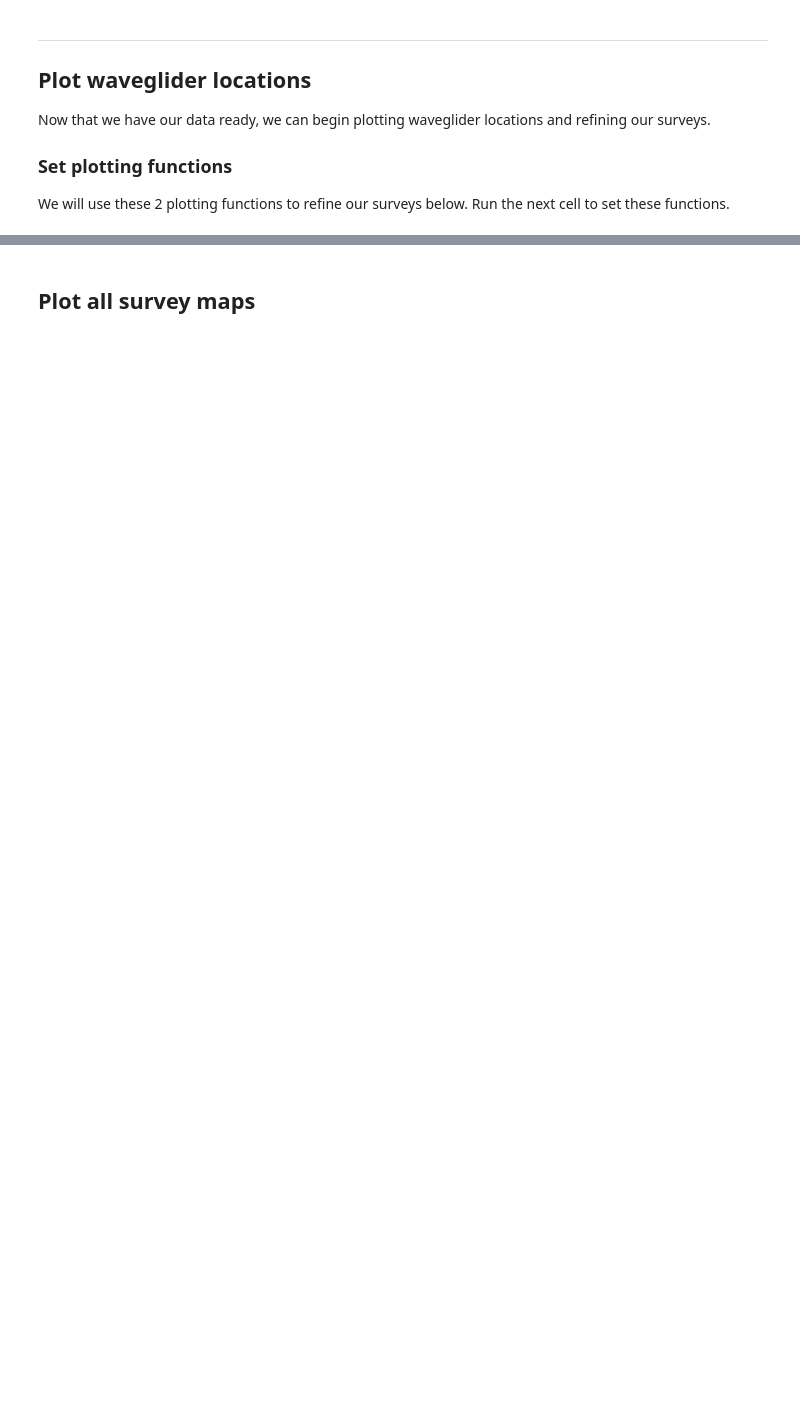
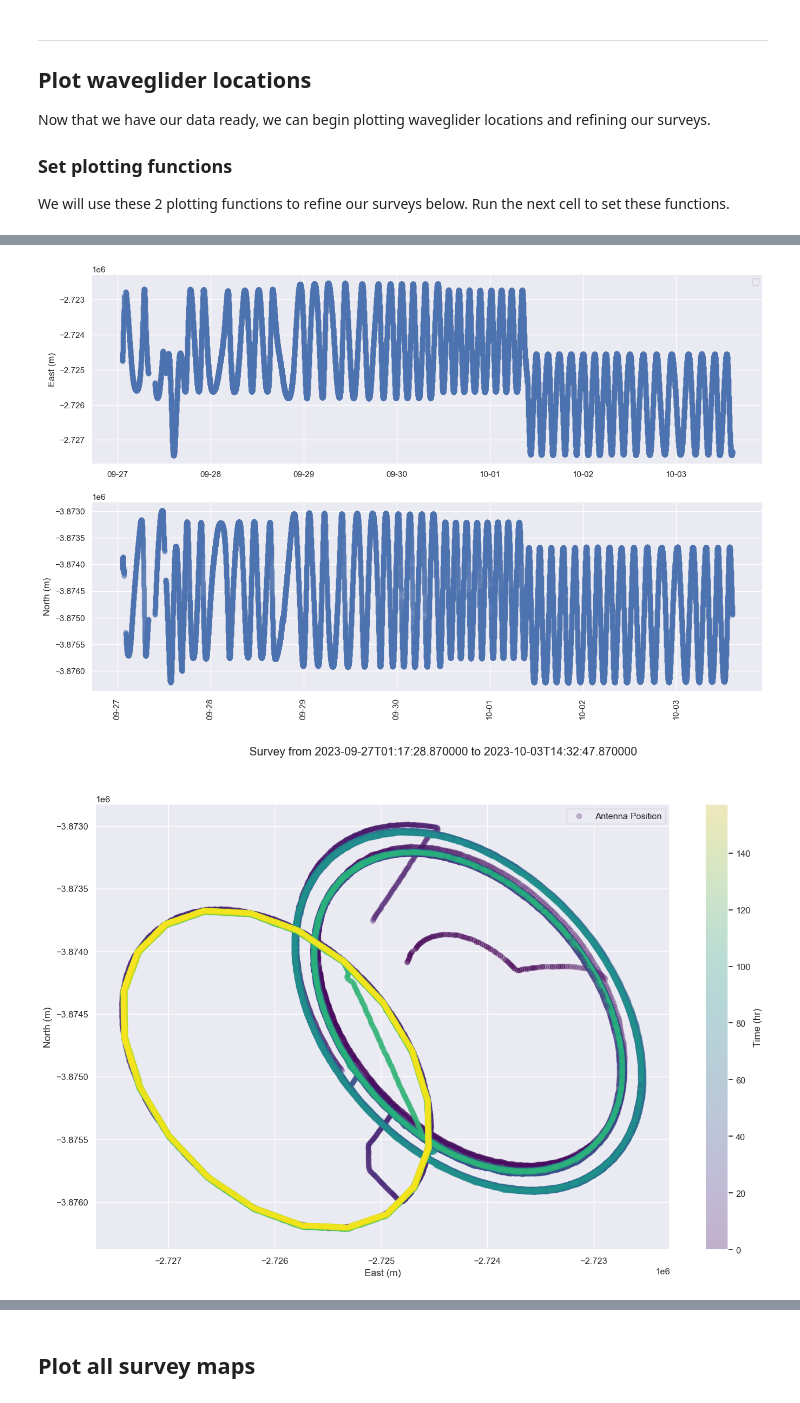
Before and after one commit to EarthScope/seafloor_geodesy_notebooks, a Jupyter notebook: notebooks/generate_survey_metadata.ipynb, the cells around one changed output, grey strips where cells are left out. Cells and saved outputs as stored; diff of their text form; code cells hidden in the pictures; blank space fills up the shorter version.

```diff
--- a/notebooks/generate_survey_metadata.ipynb
+++ b/notebooks/generate_survey_metadata.ipynb
@@ -141,7 +200,7 @@ Now that we have our data ready, we can begin plotting waveglider locations and
 ### Set plotting functions
 We will use these 2 plotting functions to refine our surveys below. Run the next cell to set these functions.
 # %%
-def plot_en(df, surveys: List[Survey], save_as: str = None):
+def plot_en(df, surveys: List[Survey]=[], save_as: str = None):
     """
     Plots the East and North positions over time for a given dataset, with survey periods highlighted.
 
@@ -200,14 +259,12 @@ def plot_en(df, surveys: List[Survey], save_as: str = None):
         plt.savefig(save_as)
 
 
-def plot_wg_position(df, survey_name: str, survey_type: str, start: datetime, end: datetime):
+def plot_wg_position(df, start: datetime, end: datetime, survey: Survey = None):
     """
     Plots the antenna position (East vs. North) for a specific survey within a given time range.
 
     Parameters:
     - df: DataFrame containing the survey data with columns like 'triggerTime', 'east0', and 'north0'.
-    - survey_name: Name of the survey (string).
-    - survey_type: Type of the survey (string).
     - start: Start time of the survey (datetime object).
     - end: End time of the survey (datetime object).
     """
@@ -219,9 +276,16 @@ def plot_wg_position(df, survey_name: str, survey_type: str, start: datetime, en
     fig, ax = plt.subplots(figsize=(16,10))
 
     # Set the title of the plot and the filename for saving the figure
-    title = f"{survey_name} {survey_type} from {start.isoformat()} to {end.isoformat()}"
-    save_as = f"{survey_name}_{survey_type}.png"
-    fig.suptitle(title)
+    if survey is not None:
+        survey_name = survey.id
+        survey_type = survey.type
+        title = f"{survey_name} {survey_type} from {start.isoformat()} to {end.isoformat()}"
+        save_as = f"{plots_dir}/{survey_name}_{survey_type}.png"
+        fig.suptitle(title)
+    else:
+        title = f"Survey from {start.isoformat()} to {end.isoformat()}"
+        save_as = "survey.png"
+        fig.suptitle(title)
 
     # Set the x and y axis labels
     ax.set_xlabel("East (m)")
@@ -261,4 +325,4 @@ def plot_wg_position(df, survey_name: str, survey_type: str, start: datetime, en
     plt.savefig(save_as)
 
     # Print the start and end times of the filtered data
-    print(temp_df.triggerTime.iloc[0].isoformat(), temp_df.triggerTime.iloc[-1].isoformat())
+    print(f"Start Time: {temp_df.triggerTime.iloc[0].isoformat()} \nEnd Time: {temp_df.triggerTime.iloc[-1].isoformat()}")
@@ -277,13 +336,18 @@ This next cell takes the start and end date of the shot data dataframe and plots
 # %%
 # Adjust to remove any junk data at beginning or end if needed
-start = shot_data_dataframe.triggerTime.iloc[0] + timedelta(hours=0)
-end = shot_data_dataframe.triggerTime.iloc[-1]
+start = shot_data_dataframe.triggerTime.iloc[0] + timedelta(hours=0, minutes=0)
+end = shot_data_dataframe.triggerTime.iloc[-1] - timedelta(hours=0, minutes=0)
 
-temp_df = shot_data_dataframe[shot_data_dataframe['triggerTime']>=start]
-temp_df = temp_df[shot_data_dataframe['triggerTime']<=end]
+# Filter the DataFrame for the specified time range
+temp_df = shot_data_dataframe[shot_data_dataframe['triggerTime'] >= start]
+temp_df = temp_df[shot_data_dataframe['triggerTime'] <= end]
 
-# Plot the East and North positions over time
-plot_en(temp_df, surveys)
+# Plot the East/North positions over time
+plot_en(df=temp_df)
 
 # Plot the waveglider position
-plot_wg_position(shot_data_dataframe, f"{site}_{campaign_name}", "all", start, end)
+plot_wg_position(df=shot_data_dataframe, start=start, end=end)
+
+# Print total number of days in survey
+print(f"Total number of days in campaign: {(end-start).days} days")
+# %% [output]
@@ -289,0 +357,2 @@ plot_wg_position(shot_data_dataframe, f"{site}_{campaign_name}", "all", start, e
+[figure, added]
+[figure, added]
```
Also changed, not shown: parts of 31 cells of this notebook, 1 other file.
